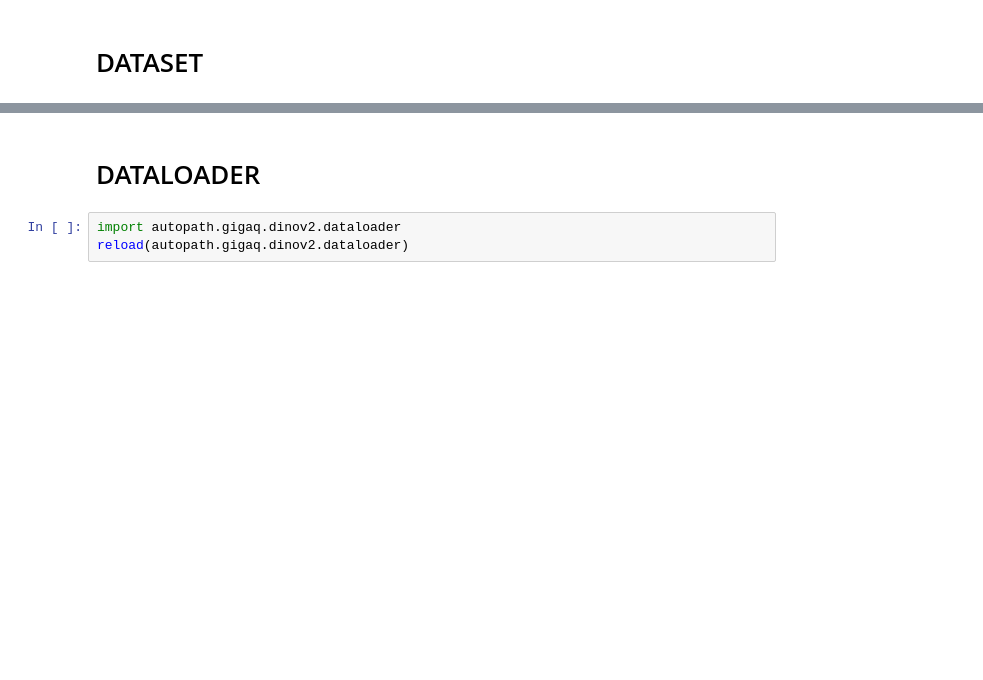
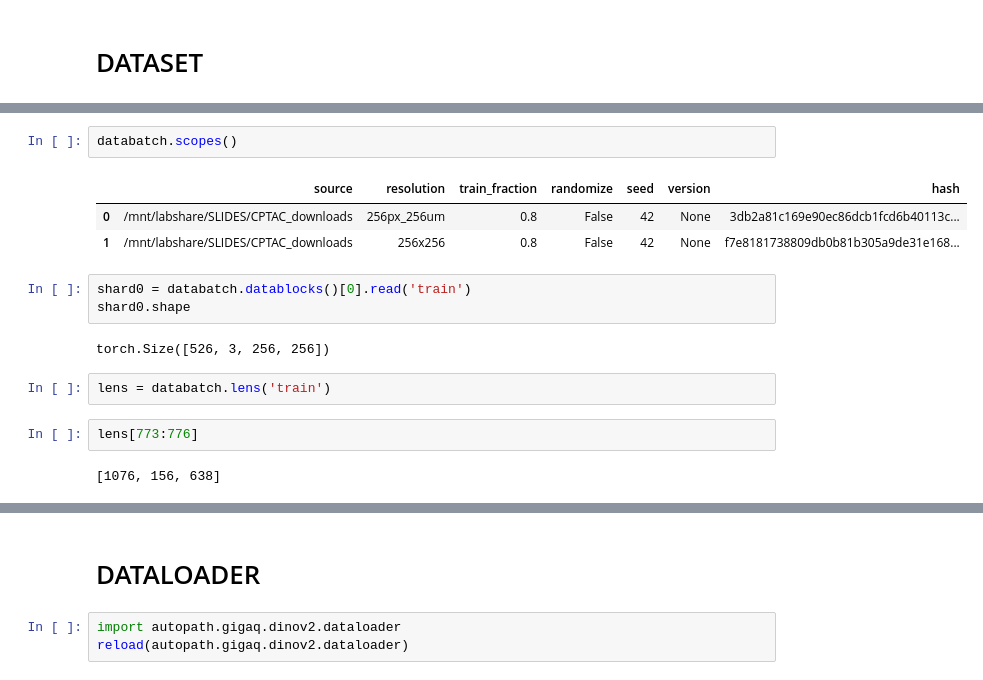
Before and after one commit to teorema-ai/autopath, a Jupyter notebook: notebooks/autopath_gigaq_dinov2_dataset_dataloader_test.ipynb, the cells around one changed output, grey strips where cells are left out. Cells and saved outputs as stored; diff of their text form; blank space fills up the shorter version.

```diff
--- a/notebooks/autopath_gigaq_dinov2_dataset_dataloader_test.ipynb
+++ b/notebooks/autopath_gigaq_dinov2_dataset_dataloader_test.ipynb
@@ -22 +56,18 @@ reload(autopath.gigaq.dinov2.dataset)
+# %%
+databatch.scopes()
+# %% [output]
+|  | source | resolution | train_fraction | randomize | seed | version | hash |
+| 0 | /mnt/labshare/SLIDES/CPTAC_downloads | 256px_256um | 0.8 | False | 42 | None | 3db2a81c169e90ec86dcb1fcd6b40113c... |
+| 1 | /mnt/labshare/SLIDES/CPTAC_downloads | 256x256 | 0.8 | False | 42 | None | f7e8181738809db0b81b305a9de31e168... |
+# %%
+shard0 = databatch.datablocks()[0].read('train')
+shard0.shape
+# %% [output]
+torch.Size([526, 3, 256, 256])
+# %%
+lens = databatch.lens('train')
+# %%
+lens[773:776]
+# %% [output]
+[1076, 156, 638]
 # %%
```
Also changed, not shown: parts of 22 cells of this notebook, 11 other files.
